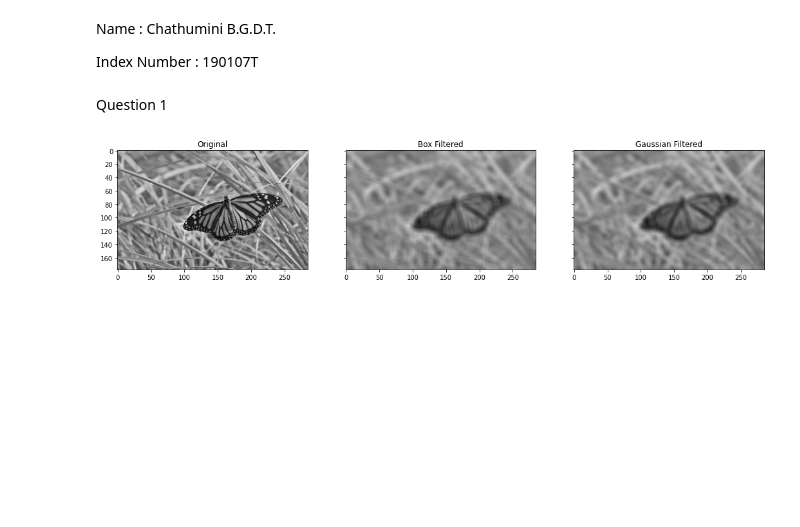
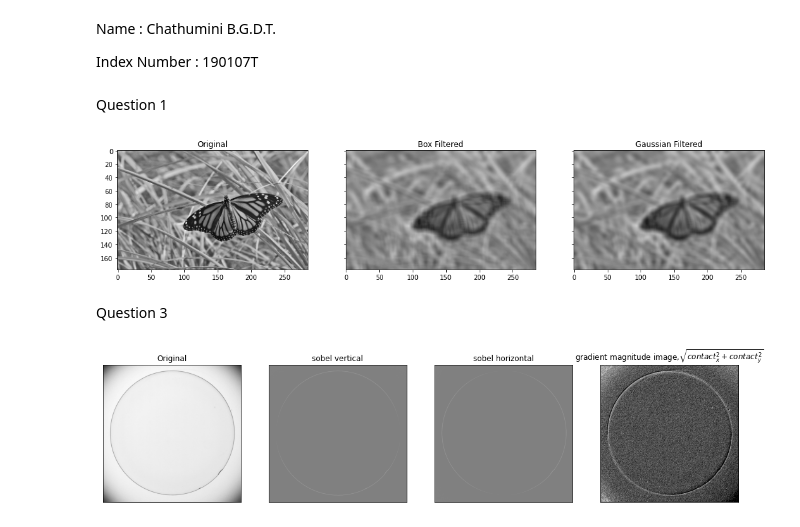
Before and after one commit to dulmi-99/Image-Processing-and-Machine-Vision, a Jupyter notebook: Exercises/Exercise 3/190107T_Excercise_3.ipynb, the cells around one changed output. Drawn from its saved outputs; the diff is of its cells as text; code cells hidden in the pictures; blank space fills up the shorter version.

Commit message:
Question 3

```diff
--- a/Exercises/Exercise 3/190107T_Excercise_3.ipynb
+++ b/Exercises/Exercise 3/190107T_Excercise_3.ipynb
@@ -33,3 +33,40 @@ ax[2].set_title("Gaussian Filtered")
 plt.show()
 # %% [output]
 [figure]
+# %% [markdown]
+Question 3
+# %%
+import numpy as np
+import cv2 as cv
+import matplotlib.pyplot as plt
+from scipy import stats
+
+contact = cv.imread("contact_lens.tif",cv.IMREAD_GRAYSCALE)
+assert contact is not None
+
+sobel_v = np.array([(-1,-2,-1),(0,0,0),(1,2,1)],dtype=np.float32)
+contact_x = cv.filter2D(contact,-1,sobel_v)
+sobel_h = np.array([(-1,0,1),(-2,0,2),(-1,0,1)],dtype=np.float32)
+contact_y = cv.filter2D(contact,-1,sobel_h)
+grad_mag = np.sqrt(contact_x**2 +contact_y**2)
+
+fig, ax =plt.subplots(1,4, sharex ='all', sharey ='all', figsize=(18,18))
+
+ax[0].imshow(contact,cmap='gray',vmin=0, vmax=255)
+ax[0].set_title("Original")
+ax[0].set_xticks([]),ax[0].set_yticks([])
+
+ax[1].imshow(contact_x,cmap='gray', vmin=-1020, vmax=1020)
+ax[1].set_title("sobel vertical")
+ax[1].set_xticks([]),ax[1].set_yticks([])
+
+ax[2].imshow(contact_y ,cmap='gray',  vmin=-1020, vmax=1020)
+ax[2].set_title("sobel horizontal")
+ax[2].set_xticks([]),ax[2].set_yticks([])
+
+ax[3].imshow(grad_mag ,cmap='gray')
+ax[3].set_title("gradient magnitude image,$\sqrt{contact_x^2 +contact_y^2}$")
+ax[3].set_xticks([]),ax[3].set_yticks([])
+plt.show()
+# %% [output]
+[figure, added]
```
Also changed, not shown: parts of 1 cell of this notebook.
